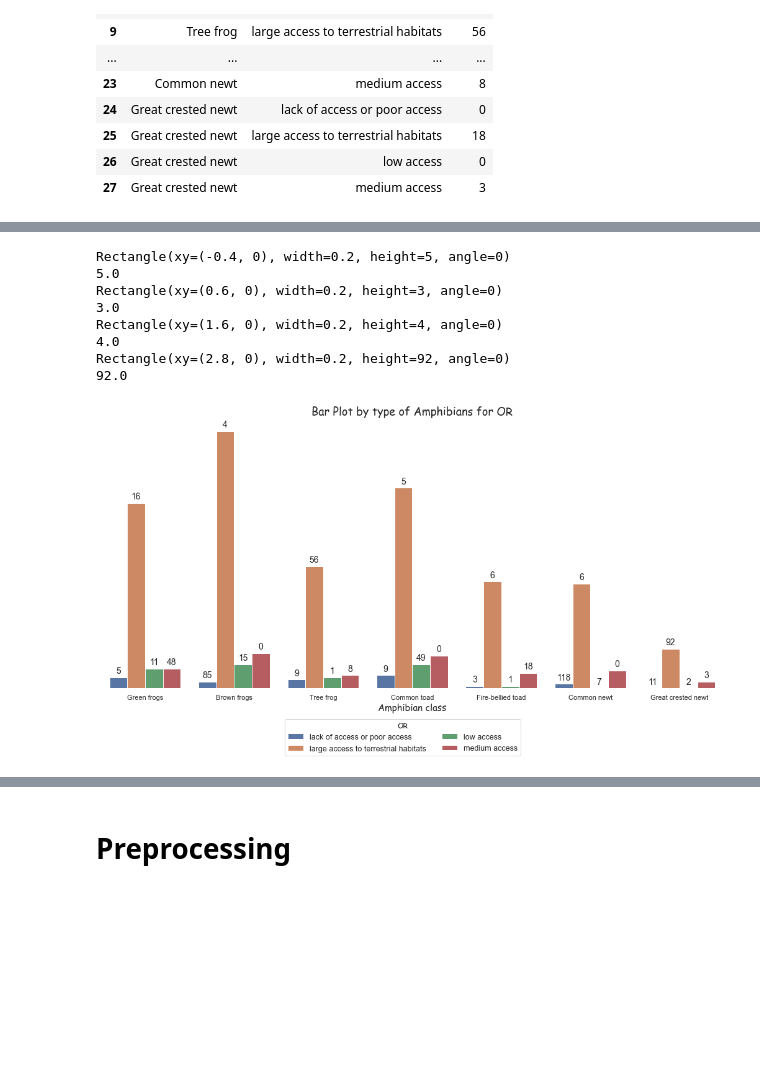
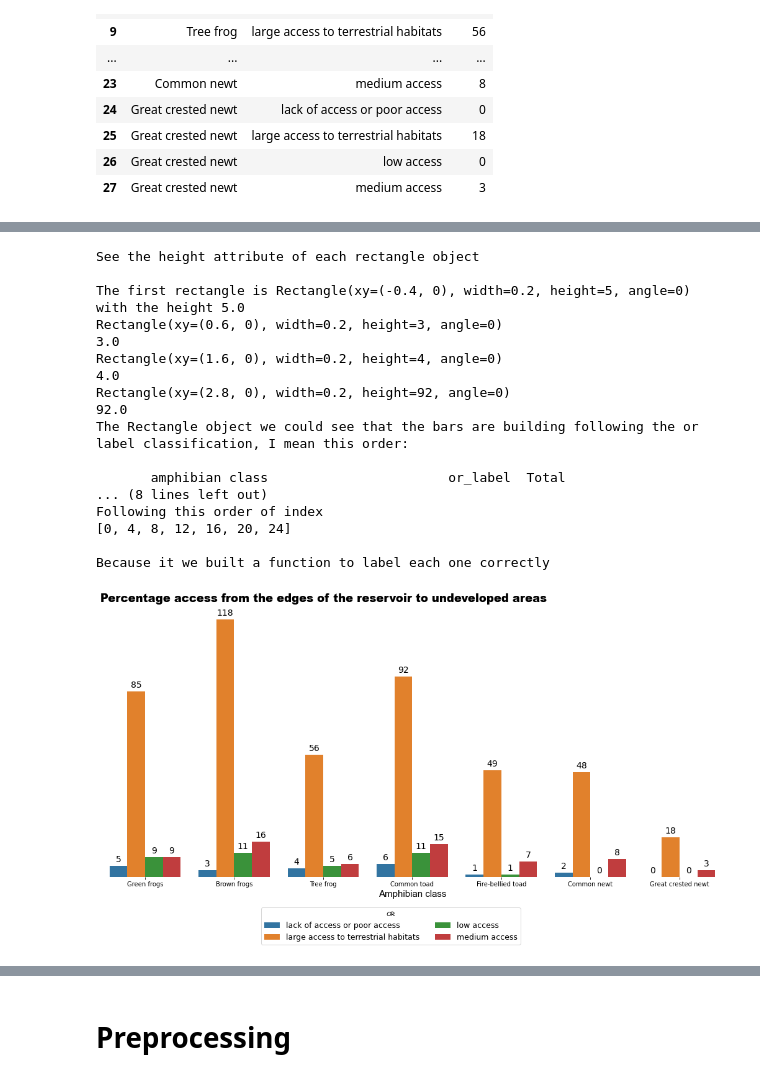
Before and after one commit to Renata-Thomazelli/amphibians, a Jupyter notebook: amphibians-Copy1.ipynb, the cells around one changed output, grey strips where cells are left out. Drawn from its saved outputs; the diff is of its cells as text; code cells hidden in the pictures; blank space fills up the shorter version.

Commit message:
adjusting the values to chart

```diff
--- a/amphibians-Copy1.ipynb
+++ b/amphibians-Copy1.ipynb
@@ -329,3 +446,6 @@ df_or_label_grouped
 | large access to terrestrial habitats | 85 | 118 | 92 | 49 | 56 | 48 | 18 |
 | low access | 9 | 11 | 11 | 1 | 5 | 0 | 0 |
 | medium access | 9 | 16 | 15 | 7 | 6 | 8 | 3 |
+# %%
+df_or_label_grouped = df_or_label.groupby('or_label').agg('sum')
+df_or_label_grouped
@@ -426,8 +533,8 @@ Name: Total, dtype: int8
 fig, ax = plt.subplots(figsize=(18, 8))
 sns.barplot(x='amphibian class', y='Total', hue='or_label',
 ax=ax, data=new_df_or_label_grouped)
-csfont = {'fontname':'Comic Sans MS'}
-ax.set_title("Bar Plot by type of Amphibians for OR", fontdict = {'fontsize':18}, **csfont)
+csfont = {'fontname':'Arial'}
+ax.set_title("Percentage access from the edges of the reservoir to undeveloped areas", fontdict = {'fontsize':18,'fontweight':'heavy','fontstretch':'expanded'}, **csfont, loc='left', pad=8.0)
 ax.set_xlabel("Amphibian class",fontdict = {'fontsize':15}, **csfont)
 ax.set_ylabel("Total", fontdict={'fontsize' : 15})
 ax.yaxis.set_visible(False)
@@ -442,36 +549,86 @@ plt.setp(leg_title.get_title(), family='Comic Sans MS')
 
 #Annotate the bars with value
 #Reorganizar pois as colunas são montadas por tipo, não é a mesma ordem do df...usar df.reindex
+# I identigy that each rectangle object if refeging to one or_label, but not in the same index of class. So to inset hte value in the top of
+# each bar I need to identigy exatle one is.
 
-print(ax.patches[0])
-print(ax.patches[0].get_height())
+
+
+print(f"See the height attribute of each rectangle object")
+print()
+print(f"The first rectangle is {ax.patches[0]} with the height {ax.patches[0].get_height()}")
+#print(ax.patches[0].get_height())
 
 print(ax.patches[1])
 print(ax.patches[1].get_height())
 
 print(ax.patches[2])
 print(ax.patches[2].get_height())
 
 
 
 print(ax.patches[10])
 print(ax.patches[10].get_height())
 
-for p, v in zip(ax.patches, new_df_or_label_grouped['Total']):
+
+
+print("The Rectangle object we could see that the bars are building following the or label classification, I mean this order: ")
+lack_of_access_or_poor_access_filter = new_df_or_label_grouped.or_label == 'lack of access or poor access'
+print()
+print(new_df_or_label_grouped.loc[lack_of_access_or_poor_access_filter])
+print()
+print("Following this order of index")
+#with the filter I know the exacle index, so I ill store it.
+list_index_1 = new_df_or_label_grouped.loc[lack_of_access_or_poor_access_filter].index.to_list()
+# the index order to the fister or_label criteria.
+print(list_index_1)
+print()
+
+
+#Let's do that to the other ones.
+
+#identify the index by filter each one
+large_access_to_terrestrial_habitats_filter= new_df_or_label_grouped.or_label == 'large access to terrestrial habitats'
+low_access_filter= new_df_or_label_grouped.or_label == 'low access'
+medium_access_filter= new_df_or_label_grouped.or_label == 'medium access'
+
+#store each
+list_index_2 = new_df_or_label_grouped.loc[large_access_to_terrestrial_habitats_filter].index.to_list()
+list_index_3 = new_df_or_label_grouped.loc[low_access_filter].index.to_list()
+list_index_4 = new_df_or_label_grouped.loc[medium_access_filter].index.to_list()
+
+#append each list
+
+new_index_order = list_index_1 + list_index_2 + list_index_3 + list_index_4
+new_index_order
+
+print("Because it we built a function to label each one correctly")
+#Ok now, I will reindex the indice to the correct label the bar
+new_df_or_label_grouped_reindexed = new_df_or_label_grouped.reindex(new_index_order)
+for p, v in zip(ax.patches, new_df_or_label_grouped_reindexed['Total']):
 
     height = p.get_height()
     ax.text(p.get_x() + p.get_width() / 2, height + 1, v,
     ha='center', va='bottom', fontdict = {'fontsize':14})
 
 fig.savefig("charts/Bar Plot by type of Amphibians for OR.png",transparent = False,facecolor ="w",bbox_inches ="tight",pad_inches = 1,edgecolor ='w',orientation ='landscape', dpi=300)
 plt.show()
 # %% [output]
-Rectangle(xy=(-0.4, 0), width=0.2, height=5, angle=0)
-5.0
+See the height attribute of each rectangle object
+
+The first rectangle is Rectangle(xy=(-0.4, 0), width=0.2, height=5, angle=0) with the height 5.0
 Rectangle(xy=(0.6, 0), width=0.2, height=3, angle=0)
 3.0
 Rectangle(xy=(1.6, 0), width=0.2, height=4, angle=0)
 4.0
 Rectangle(xy=(2.8, 0), width=0.2, height=92, angle=0)
 92.0
+The Rectangle object we could see that the bars are building following the or label classification, I mean this order:
+
+       amphibian class                       or_label  Total
+... (8 lines left out)
+Following this order of index
+[0, 4, 8, 12, 16, 20, 24]
+
+Because it we built a function to label each one correctly
-[figure, old version]
+[figure, new version]
```
Also changed, not shown: parts of 83 cells of this notebook, 5 other files.
